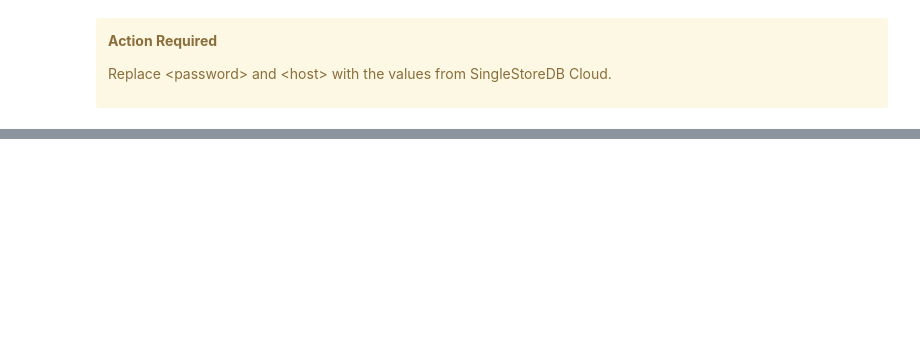
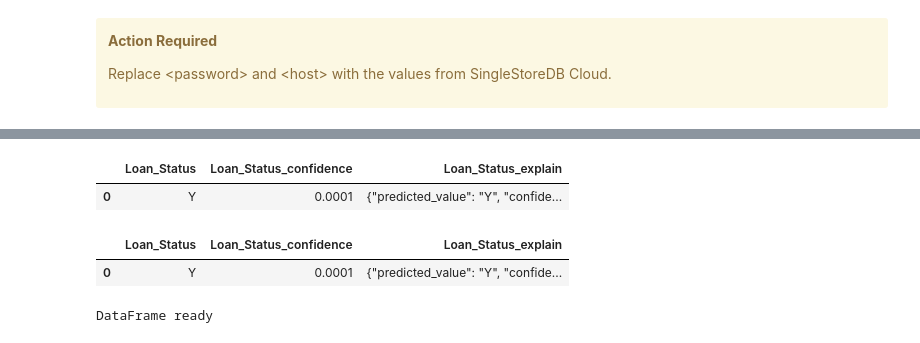
Before and after one commit to VeryFatBoy/loan-approvals, a Jupyter notebook: loan_approvals.ipynb, the cells around one changed output, grey strips where cells are left out. Saved outputs shown, nothing was run; the diff lists cells and outputs as text; code cells hidden in the pictures; blank space fills up the shorter version.

```diff
--- a/loan_approvals.ipynb
+++ b/loan_approvals.ipynb
@@ -744,29 +787,35 @@ except:
 # %%
 try:
     display(
         pd.read_sql("""
             SELECT Loan_Status, Loan_Status_confidence, Loan_Status_explain
             FROM mindsdb.loans_model
-            WHERE ApplicantIncome = 7787 AND
-                  Credit_History = 1 AND
-                  LoanAmount = 240;
+            WHERE ApplicantIncome = 7787.0 AND
+                  Credit_History = 1.0 AND
+                  LoanAmount = 240.0;
         """, con = mdb_engine)
     )
-except:
-    print("No data")
+except Exception as e:
+    print(e)
+# %% [output]
+|  | Loan_Status | Loan_Status_confidence | Loan_Status_explain |
+| 0 | Y | 0.0001 | {"predicted_value": "Y", "confide... |
 # %%
 try:
     display(
         pd.read_sql("""
             SELECT Loan_Status, Loan_Status_confidence, Loan_Status_explain
             FROM mindsdb.loans_model
-            WHERE ApplicantIncome = 5000 AND
-                  Credit_History = 0 AND
-                  LoanAmount = 103;
+            WHERE ApplicantIncome = 5000.0 AND
+                  Credit_History = 0.0 AND
+                  LoanAmount = 103.0;
         """, con = mdb_engine)
     )
-except:
-    print("No data")
+except Exception as e:
+    print(e)
+# %% [output]
+|  | Loan_Status | Loan_Status_confidence | Loan_Status_explain |
+| 0 | Y | 0.0001 | {"predicted_value": "Y", "confide... |
 # %%
 try:
     df = pd.read_sql("""
@@ -776,7 +825,9 @@ try:
         JOIN mindsdb.loans_model AS pred_table;
     """, con = mdb_engine)
     print("DataFrame ready")
-except:
-    print("No data")
+except Exception as e:
+    print(e)
+# %% [output]
+DataFrame ready
 # %%
 print(df[df["actual"] != df["predicted"]])
```
Also changed, not shown: parts of 14 cells of this notebook.
